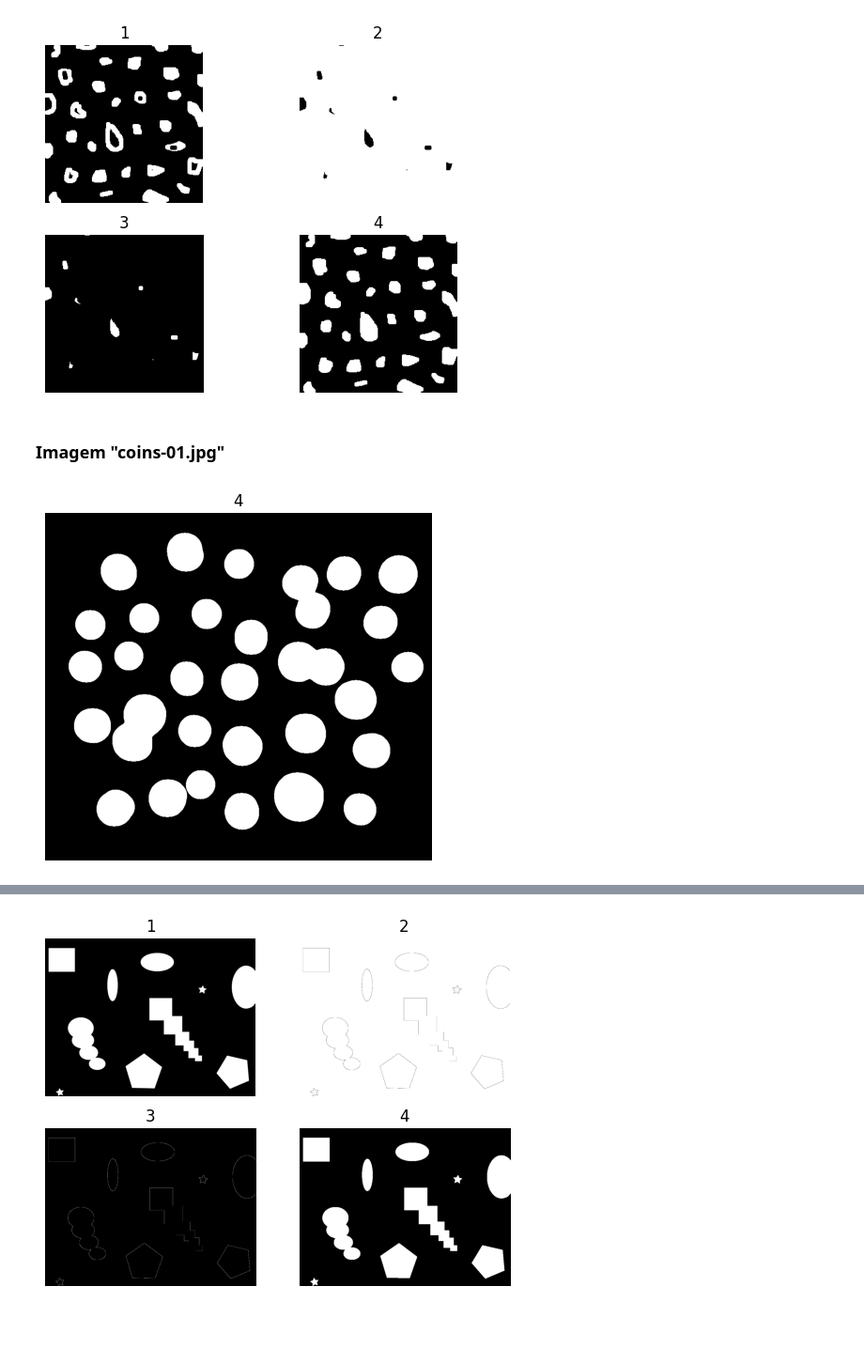
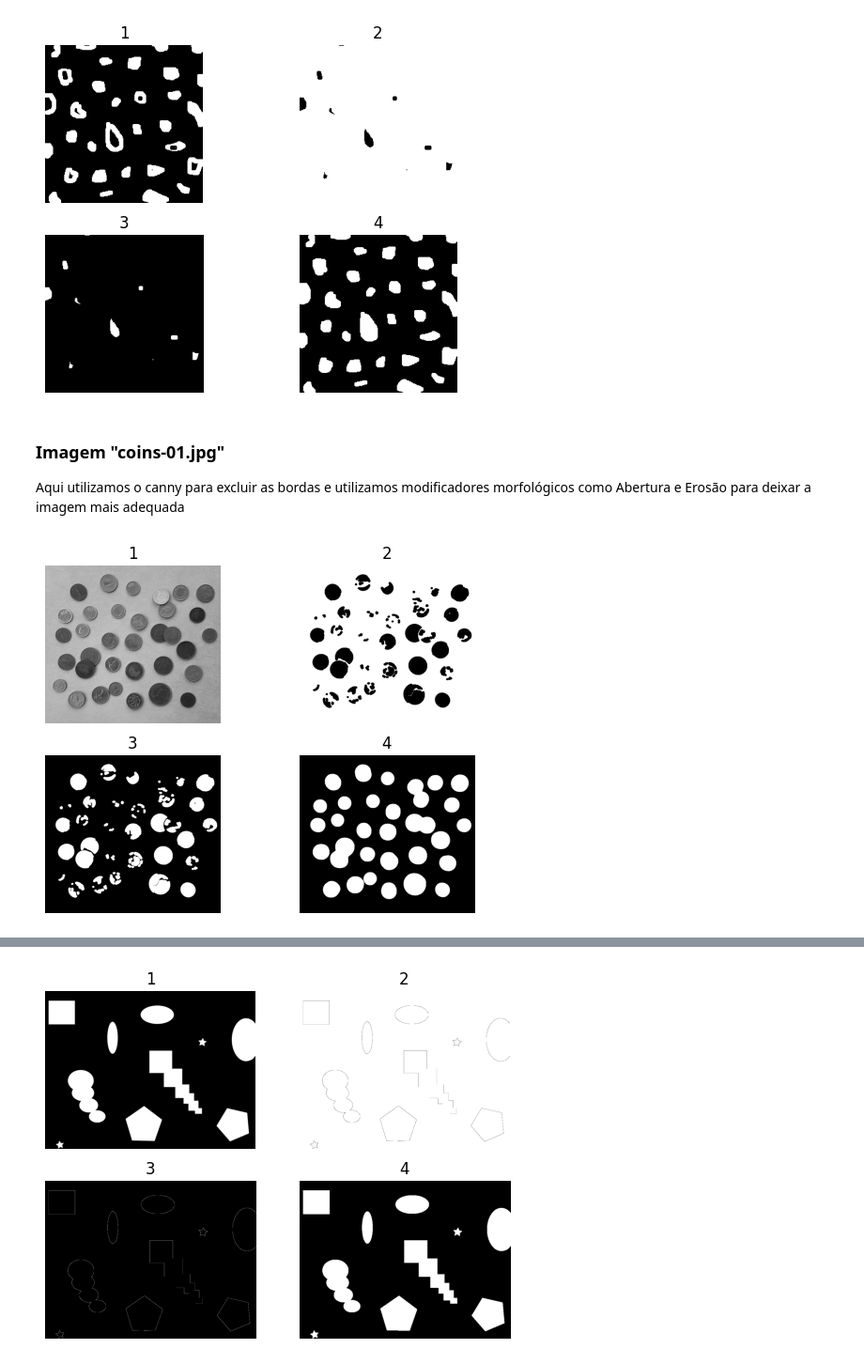
Before and after one commit to DiegogMagalhaes/PDI-Rep, a Jupyter notebook: Trabalho Pratico 4/Trabalho Pratico 4.ipynb, the cells around one changed output, grey strips where cells are left out. Shown at 94% size. Drawn from its saved outputs; the diff is of its cells as text; code cells hidden in the pictures; blank space fills up the shorter version.

```diff
--- a/Trabalho Pratico 4/Trabalho Pratico 4.ipynb
+++ b/Trabalho Pratico 4/Trabalho Pratico 4.ipynb
@@ -62,35 +62,38 @@ plt.subplot(2, 2, 4), plt.title('4'), plt.axis('OFF'), plt.imshow(foreground_img
 plt.show()
 # %% [output]
 [figure]
-# %% [markdown]
-### Imagem "coins-01.jpg"
+# %% [markdown]
+### Imagem "coins-01.jpg"
+Aqui utilizamos o canny para excluir as bordas e utilizamos modificadores morfológicos como Abertura e Erosão para deixar a imagem mais adequada
 # %%
 canny_img = cv2.Canny(img_coins_gblur, 100, 0)
 
 kernel = cv2.getStructuringElement(cv2.MORPH_ELLIPSE, [7, 7])
 canny_img = cv2.morphologyEx(canny_img, cv2.MORPH_CLOSE, kernel, iterations=2)
 
 img_coins_gblur = canny_img.copy()
 
 img_floodfill = img_coins_gblur.copy()
 height, width = img_floodfill.shape[:2]
 mask = np.zeros((height+2, width+2), np.uint8)
 
 cv2.floodFill(img_floodfill, mask, (0, 0), 255)
 
 inverse_floodFill = cv2.bitwise_not(img_floodfill)
 
 foreground_img_coins = cv2.bitwise_or(img_coins_gblur, inverse_floodFill)
 kernel = cv2.getStructuringElement(cv2.MORPH_ELLIPSE, [75, 75])
 foreground_img_coins = cv2.morphologyEx(foreground_img_coins, cv2.MORPH_OPEN, kernel, iterations=1)
 
 kernel2 = cv2.getStructuringElement(cv2.MORPH_ELLIPSE, [3, 3])
 foreground_img_coins = cv2.erode(foreground_img_coins, kernel2, iterations=2)
 foreground_img_coins = cv2.morphologyEx(foreground_img_coins, cv2.MORPH_OPEN, kernel)
 
-
-plt.subplot(1, 1, 1), plt.title('4'), plt.axis('OFF'), plt.imshow(foreground_img_coins, cmap='gray')
+plt.subplot(2, 2, 1), plt.title('1'), plt.axis('OFF'), plt.imshow(img_coins_gray, cmap='gray')
+plt.subplot(2, 2, 2), plt.title('2'), plt.axis('OFF'), plt.imshow(img_floodfill, cmap='gray')
+plt.subplot(2, 2, 3), plt.title('3'), plt.axis('OFF'), plt.imshow(inverse_floodFill, cmap='gray')
+plt.subplot(2, 2, 4), plt.title('4'), plt.axis('OFF'), plt.imshow(foreground_img_coins, cmap='gray')
 
 plt.show()
 # %% [output]
-[figure, old version]
+[figure, new version]
```
Also changed, not shown: parts of 13 cells of this notebook.
